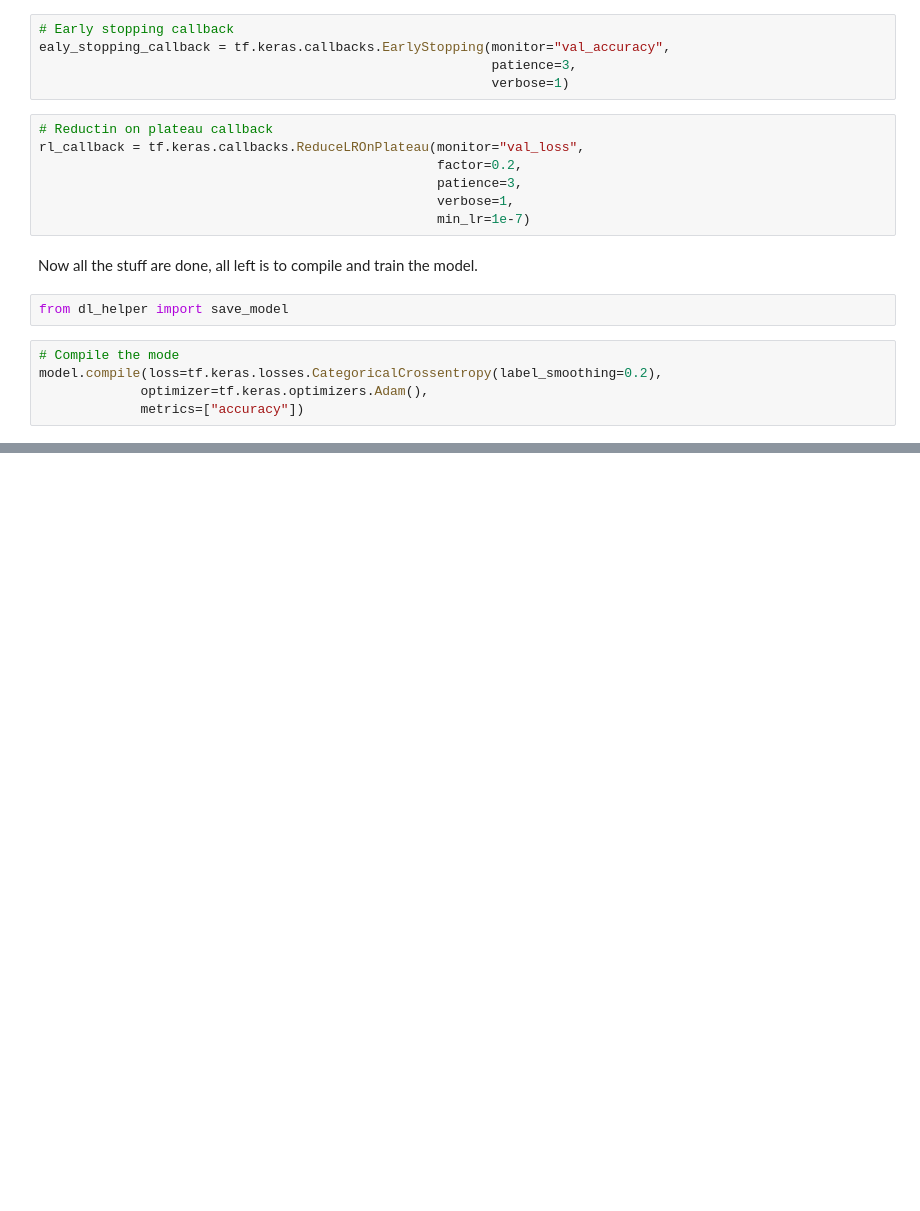
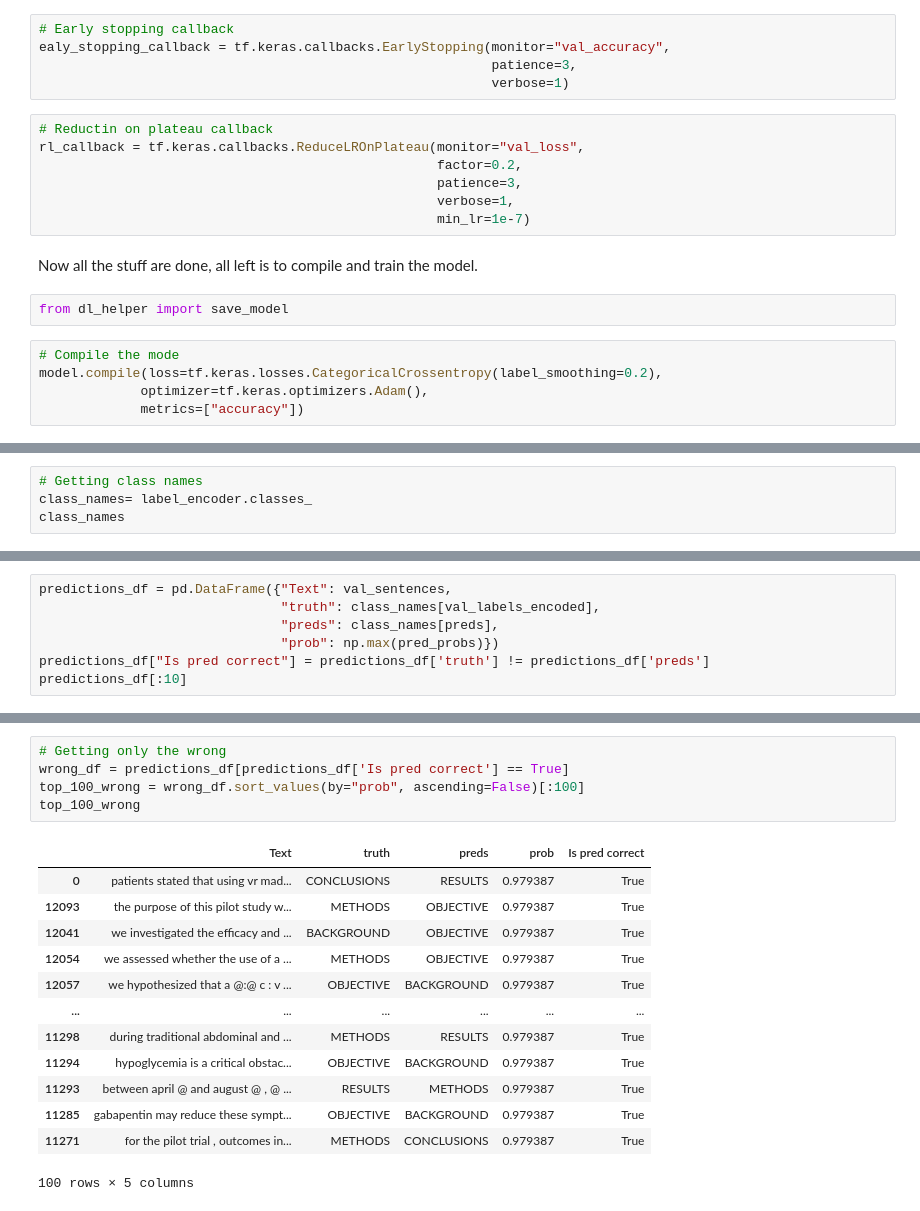
Before and after one commit to JpChii/ML-Projects, a Jupyter notebook: 09_skim_lit_40k_dataset.ipynb, the cells around one changed output, grey strips where cells are left out. Saved outputs shown, nothing was run; the diff lists cells and outputs as text; blank space fills up the shorter version.

```diff
--- a/09_skim_lit_40k_dataset.ipynb
+++ b/09_skim_lit_40k_dataset.ipynb
@@ -678,0 +751,4 @@ for layer in model.layers:
+# %%
+# Getting class names
+class_names= label_encoder.classes_
+class_names
@@ -678,0 +770,7 @@ for layer in model.layers:
+# %%
+predictions_df = pd.DataFrame({"Text": val_sentences,
+                               "truth": class_names[val_labels_encoded],
+                               "preds": class_names[preds],
+                               "prob": np.max(pred_probs)})
+predictions_df["Is pred correct"] = predictions_df['truth'] != predictions_df['preds']
+predictions_df[:10]
@@ -678,0 +789,19 @@ for layer in model.layers:
+# %%
+# Getting only the wrong
+wrong_df = predictions_df[predictions_df['Is pred correct'] == True]
+top_100_wrong = wrong_df.sort_values(by="prob", ascending=False)[:100]
+top_100_wrong
+# %% [output]
+|  | Text | truth | preds | prob | Is pred correct |
+| 0 | patients stated that using vr mad... | CONCLUSIONS | RESULTS | 0.979387 | True |
+| 12093 | the purpose of this pilot study w... | METHODS | OBJECTIVE | 0.979387 | True |
+| 12041 | we investigated the efficacy and ... | BACKGROUND | OBJECTIVE | 0.979387 | True |
+| 12054 | we assessed whether the use of a ... | METHODS | OBJECTIVE | 0.979387 | True |
+| 12057 | we hypothesized that a @:@ c : v ... | OBJECTIVE | BACKGROUND | 0.979387 | True |
+| ... | ... | ... | ... | ... | ... |
+| 11298 | during traditional abdominal and ... | METHODS | RESULTS | 0.979387 | True |
+| 11294 | hypoglycemia is a critical obstac... | OBJECTIVE | BACKGROUND | 0.979387 | True |
+| 11293 | between april @ and august @ , @ ... | RESULTS | METHODS | 0.979387 | True |
+| 11285 | gabapentin may reduce these sympt... | OBJECTIVE | BACKGROUND | 0.979387 | True |
+| 11271 | for the pilot trial , outcomes in... | METHODS | CONCLUSIONS | 0.979387 | True |
+100 rows × 5 columns
```
Also changed, not shown: parts of 39 cells of this notebook.
